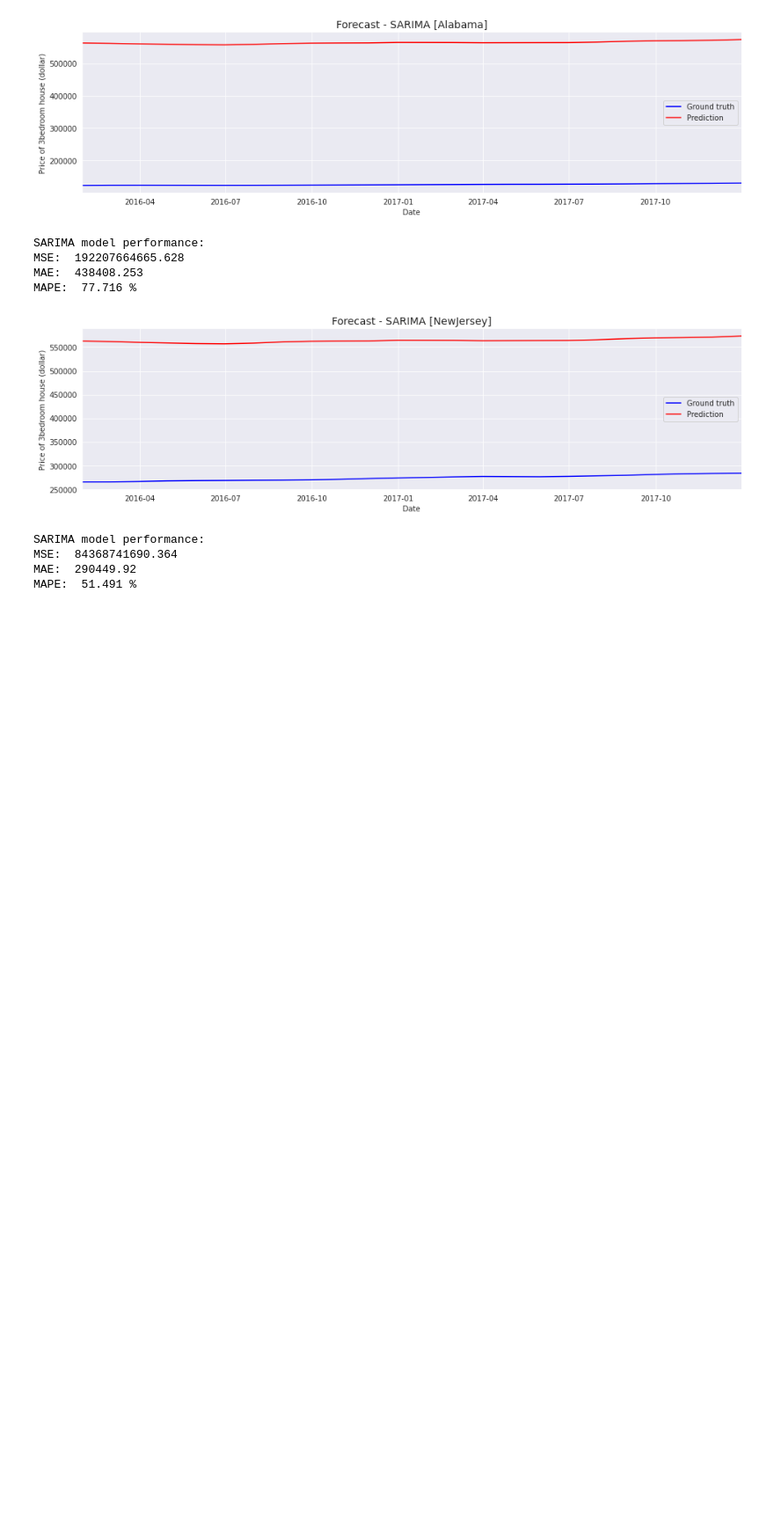
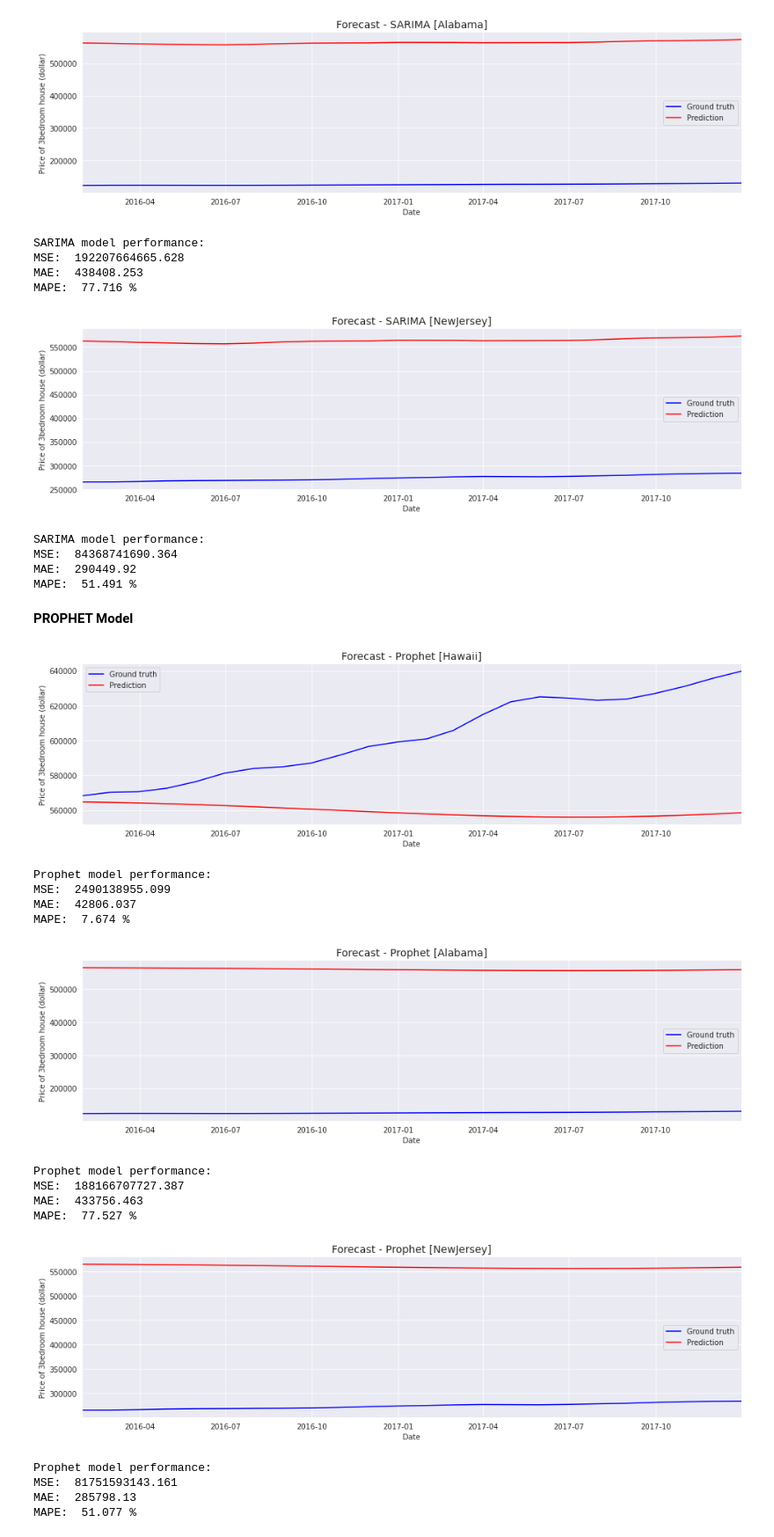
Before and after one commit to MaliheDahmardeh/state-house-price-analysis-SM, a Jupyter notebook: state-house-price-analysis.ipynb, the cells around one changed output. Shown at 88% size. Drawn from its saved outputs; the diff is of its cells as text; code cells hidden in the pictures; blank space fills up the shorter version.

```diff
--- a/state-house-price-analysis.ipynb
+++ b/state-house-price-analysis.ipynb
@@ -1698,36 +1692,53 @@ SARIMA model performance:
 MSE:  84368741690.364
 MAE:  290449.92
 MAPE:  51.491 %
+# %% [markdown]
+**PROPHET Model**
 # %%
 #Hawaii_ts and Alabama_ts and NewJersey_ts
 house3b_price_han = ['Hawaii','Alabama','NewJersey']
 for state in house3b_price_han:
     #train-test split
     train = house3b_price_states[state][:-24]
     test = house3b_price_states[state][-24:]
 
     #model training and prediction
-    y_pred_sarima = prophet_model.predict(n_periods=24)
-    y_pred_sarima = pd.Series(y_pred_sarima)
-    y_pred_sarima.index = test.index
+    y_pred_prophet = forecast['yhat'].tail(24)
+    y_pred_prophet.index = test.index
 
     #prediction plot
     plt.figure(figsize=(16,4))
     plt.plot(test, color='blue', label='Ground truth')
-    plt.plot(y_pred_sarima, color='red', label='Prediction')
-    plt.title('Forecast - SARIMA [{}]'.format(state), fontsize=14)
+    plt.plot(y_pred_prophet, color='red', label='Prediction')
+    plt.title('Forecast - Prophet [{}]'.format(state), fontsize=14)
     plt.xlim(test.index[0],test.index[-1])
     plt.xlabel('Date')
     plt.ylabel('Price of 3bedroom house (dollar)')
     plt.legend()
     plt.show()
 
     #model performance
     mse_prophet = mean_squared_error(y_pred_prophet,test.values)
     mae_prophet = mean_absolute_error(y_pred_prophet,test.values)
     mape_prophet = mean_absolute_percentage_error(y_pred_prophet,test.values)*100
 
     print('Prophet model performance: ')
     print('MSE: ', round(mse_prophet,3))
     print('MAE: ', round(mae_prophet,3))
     print('MAPE: ', round(mape_prophet,3), '%')
+# %% [output]
+[figure, added]
+Prophet model performance:
+MSE:  2490138955.099
+MAE:  42806.037
+MAPE:  7.674 %
+[figure, added]
+Prophet model performance:
+MSE:  188166707727.387
+MAE:  433756.463
+MAPE:  77.527 %
+[figure, added]
+Prophet model performance:
+MSE:  81751593143.161
+MAE:  285798.13
+MAPE:  51.077 %
```
Also changed, not shown: parts of 53 cells of this notebook.
